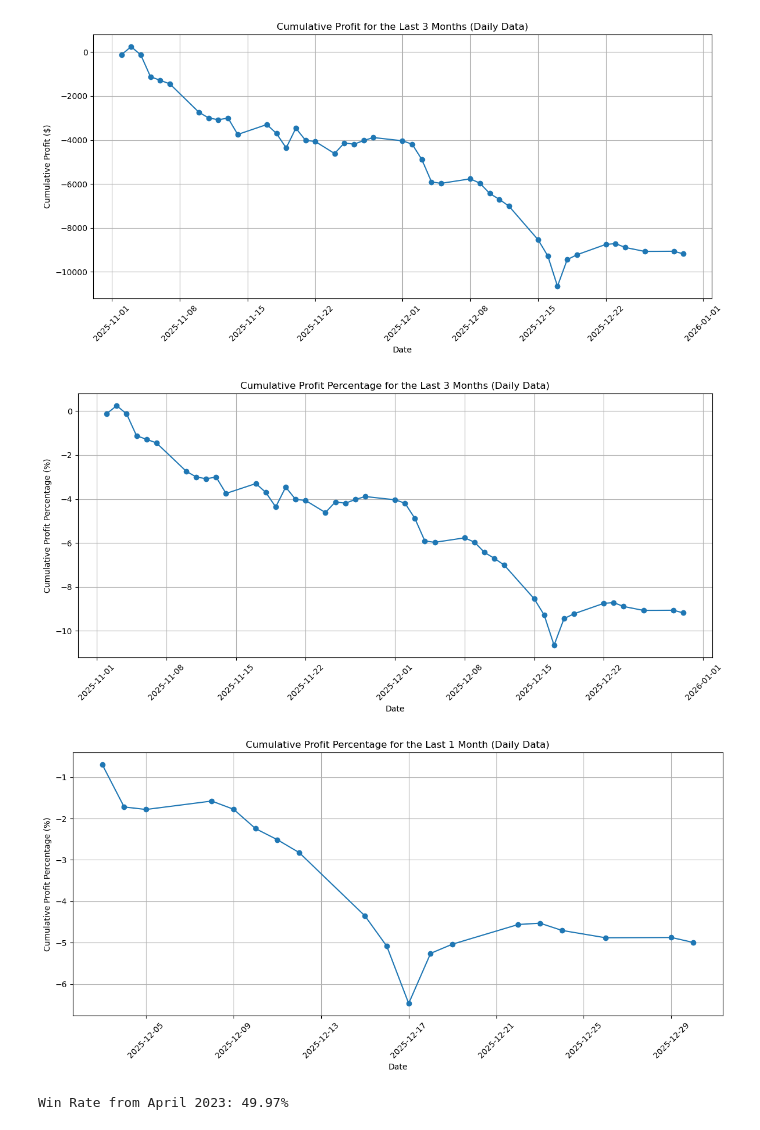
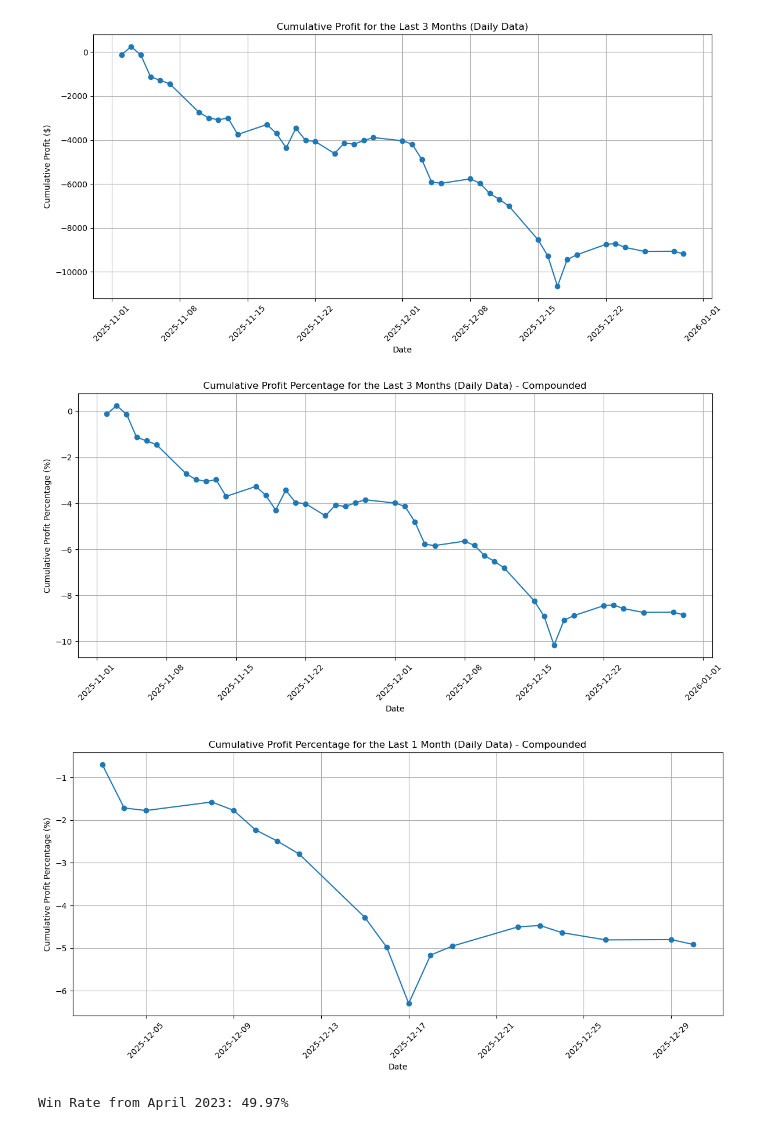
Before and after one commit to scimmione1/prop_trading_results_from_2023, a Jupyter notebook: 01_Prop_Trading_Accounts_complete_analysis_.ipynb, the cells around one changed output. Saved outputs shown, nothing was run; the diff lists cells and outputs as text; code cells hidden in the pictures.

```diff
--- a/01_Prop_Trading_Accounts_complete_analysis_.ipynb
+++ b/01_Prop_Trading_Accounts_complete_analysis_.ipynb
@@ -960,25 +965,28 @@ plt.show()
 # %%
 # Raggruppa per Month, Year e Day e calcola la somma dei profitti percentuali
 df_3_months_filtered_cumsum_pct = df_3_months_filtered.groupby(['Month', 'Year', 'Day']).agg({'Profit_pct_100': 'sum'}).reset_index()
 
 # Ordina per data (utile per il plot)
 df_3_months_filtered_cumsum_pct = df_3_months_filtered_cumsum_pct.sort_values(['Year', 'Month', 'Day'])
 
 # Crea una colonna data per l'asse x
 df_3_months_filtered_cumsum_pct['Date'] = pd.to_datetime(df_3_months_filtered_cumsum_pct[['Year', 'Month', 'Day']])
 
+# Calculate compounded returns: (1 + r1) * (1 + r2) * ... - 1
+df_3_months_filtered_cumsum_pct['Cumulative_Return_Compounded'] = (1 + df_3_months_filtered_cumsum_pct['Profit_pct_100'] / 100).cumprod() - 1
+
 # Plot del grafico aggiornato
 plt.figure(figsize=(12, 6))
-plt.plot(df_3_months_filtered_cumsum_pct['Date'], df_3_months_filtered_cumsum_pct['Profit_pct_100'].cumsum(), marker='o')
-plt.title('Cumulative Profit Percentage for the Last 3 Months (Daily Data)')
+plt.plot(df_3_months_filtered_cumsum_pct['Date'], df_3_months_filtered_cumsum_pct['Cumulative_Return_Compounded'] * 100, marker='o')
+plt.title('Cumulative Profit Percentage for the Last 3 Months (Daily Data) - Compounded')
 plt.xlabel('Date')
 plt.ylabel('Cumulative Profit Percentage (%)')
 plt.xticks(rotation=45)
 plt.grid()
 plt.tight_layout()
 plt.show()
 # %% [output]
-[figure, old version]
+[figure, new version]
 # %%
 # Calculate df_1_months_filtered_cumsum_pct
 # Raggruppa per Month, Year e Day e calcola la somma dei profitti percentuali
@@ -990,10 +998,13 @@ df_1_months_filtered_cumsum_pct = df_1_months_filtered_cumsum_pct.sort_values(['
 # Crea una colonna data per l'asse x
 df_1_months_filtered_cumsum_pct['Date'] = pd.to_datetime(df_1_months_filtered_cumsum_pct[['Year', 'Month', 'Day']])
 
+# Calculate compounded returns: (1 + r1) * (1 + r2) * ... - 1
+df_1_months_filtered_cumsum_pct['Cumulative_Return_Compounded'] = (1 + df_1_months_filtered_cumsum_pct['Profit_pct_100'] / 100).cumprod() - 1
+
 # Plot del grafico aggiornato
 plt.figure(figsize=(12, 6))
-plt.plot(df_1_months_filtered_cumsum_pct['Date'], df_1_months_filtered_cumsum_pct['Profit_pct_100'].cumsum(), marker='o')
-plt.title('Cumulative Profit Percentage for the Last 1 Month (Daily Data)')
+plt.plot(df_1_months_filtered_cumsum_pct['Date'], df_1_months_filtered_cumsum_pct['Cumulative_Return_Compounded'] * 100, marker='o')
+plt.title('Cumulative Profit Percentage for the Last 1 Month (Daily Data) - Compounded')
 plt.xlabel('Date')
 plt.ylabel('Cumulative Profit Percentage (%)')
 plt.xticks(rotation=45)
@@ -1001,7 +1012,7 @@ plt.grid()
 plt.tight_layout()
 plt.show()
 # %% [output]
-[figure, old version]
+[figure, new version]
 # %%
 # win rate calculation for df_100
 
```
Also changed, not shown: parts of 5 cells of this notebook.
